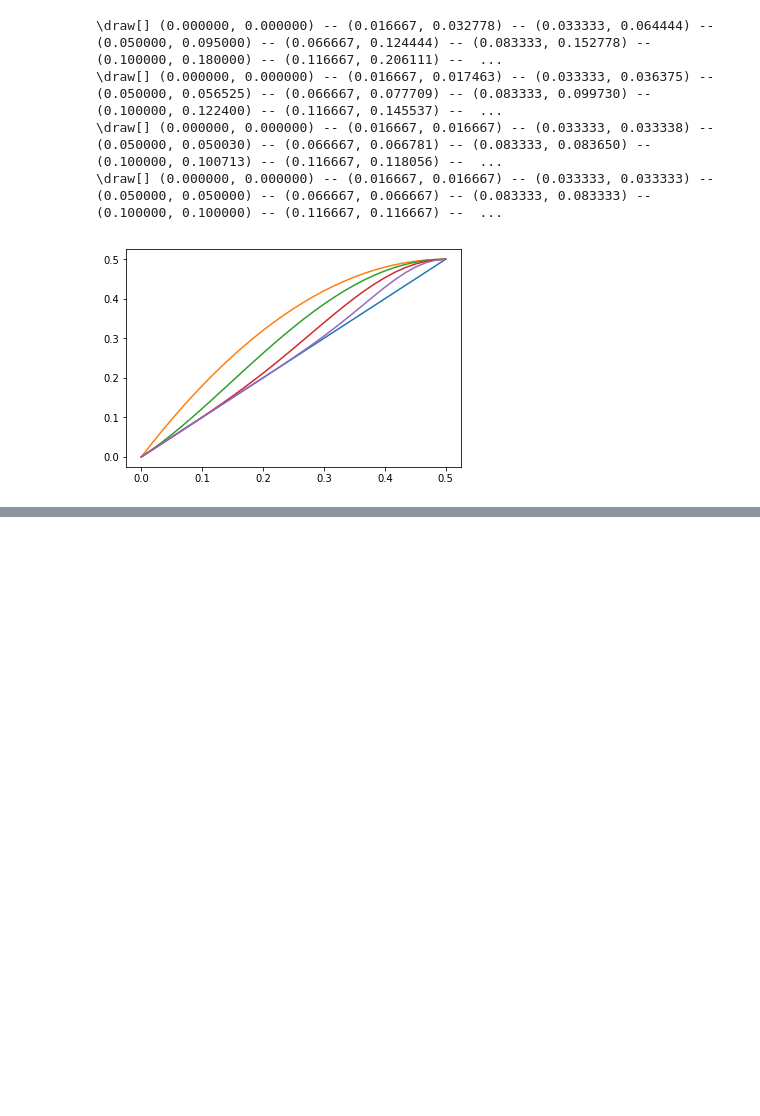
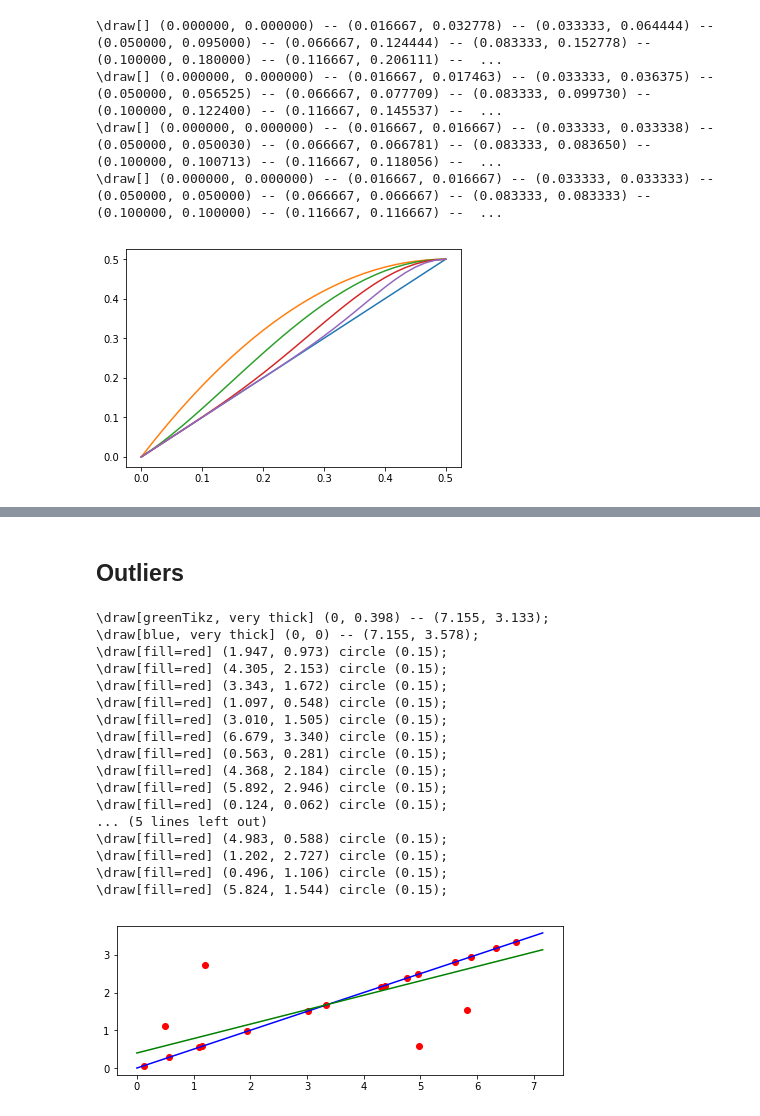
Before and after one commit to Nanored4498/M1IF-ML-cours, a Jupyter notebook: figures.ipynb, the cells around one changed output, grey strips where cells are left out. Cells and saved outputs as stored; diff of their text form; code cells hidden in the pictures; blank space fills up the shorter version.

```diff
--- a/figures.ipynb
+++ b/figures.ipynb
@@ -362,0 +413,48 @@ pl.show()
+# %% [markdown]
+## Outliers
+# %%
+import pylab as pl
+import numpy as np
+from sklearn.decomposition import PCA
+%matplotlib inline
+
+v = np.array([2, 1])
+v = v / np.linalg.norm(v)
+ps = np.array([np.random.rand()*8*v for _ in range(15)] +
+              [np.random.rand(2)*8*v for _ in range(4)])
+
+mean = sum(ps) / len(ps)
+pca = PCA(n_components=1).fit(ps)
+v2 = pca.components_[0]
+ort2 = np.array([-v2[1], v2[0]])
+
+ymin, ymax = mean[1] + (np.array([0, 8*v[0]]) - mean[0])/v2[0]*v2[1]
+pl.figure(figsize=(8, ymax-ymin))
+x, y = ps.transpose()
+pl.scatter(x, y, c='red')
+pl.plot([0, 8*v[0]], [0, 8*v[1]], c="blue")
+pl.plot([0, 8*v[0]], [ymin, ymax], c="green")
+print("\draw[greenTikz, very thick] (0, %.3f) -- (%.3f, %.3f);" % (ymin, 8*v[0], ymax))
+print("\draw[blue, very thick] (0, 0) -- (%.3f, %.3f);" % (8*v[0], 8*v[1]))
+for p in ps:
+    print("\draw[fill=red] (%.3f, %.3f) circle (0.15);" % (p[0], p[1]))
+pl.show()
+# %% [output]
+\draw[greenTikz, very thick] (0, 0.398) -- (7.155, 3.133);
+\draw[blue, very thick] (0, 0) -- (7.155, 3.578);
+\draw[fill=red] (1.947, 0.973) circle (0.15);
+\draw[fill=red] (4.305, 2.153) circle (0.15);
+\draw[fill=red] (3.343, 1.672) circle (0.15);
+\draw[fill=red] (1.097, 0.548) circle (0.15);
+\draw[fill=red] (3.010, 1.505) circle (0.15);
+\draw[fill=red] (6.679, 3.340) circle (0.15);
+\draw[fill=red] (0.563, 0.281) circle (0.15);
+\draw[fill=red] (4.368, 2.184) circle (0.15);
+\draw[fill=red] (5.892, 2.946) circle (0.15);
+\draw[fill=red] (0.124, 0.062) circle (0.15);
+... (5 lines left out)
+\draw[fill=red] (4.983, 0.588) circle (0.15);
+\draw[fill=red] (1.202, 2.727) circle (0.15);
+\draw[fill=red] (0.496, 1.106) circle (0.15);
+\draw[fill=red] (5.824, 1.544) circle (0.15);
+[figure, added]
```
Also changed, not shown: parts of 6 cells of this notebook, 5 other files.
